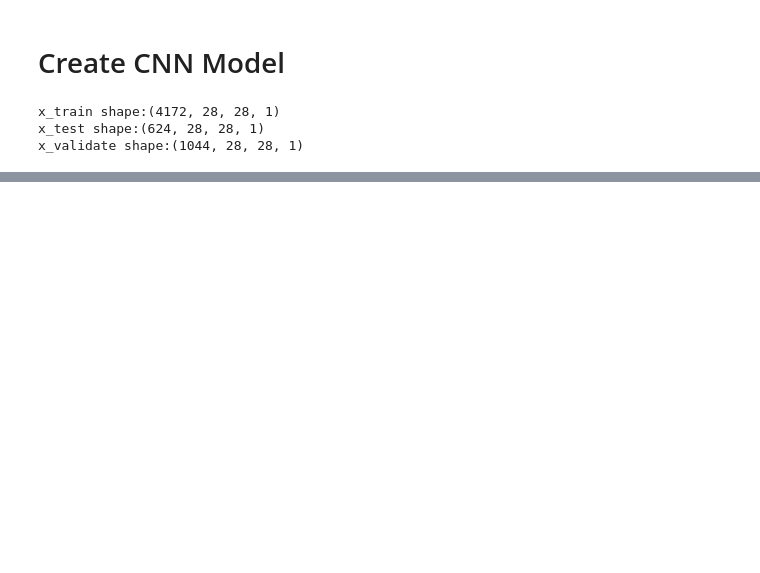
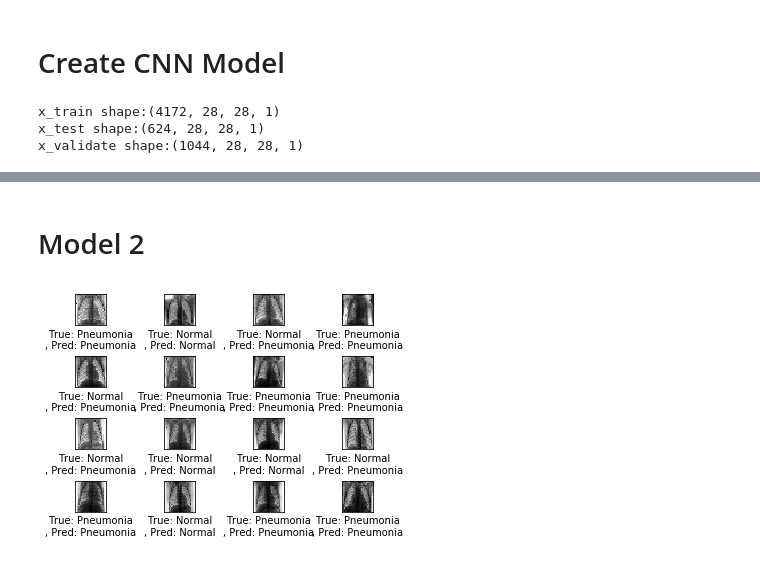
Before and after one commit to agungperdananto/cnn-pneumonia, a Jupyter notebook: pneumonia_CNN.ipynb, the cells around one changed output, grey strips where cells are left out. Drawn from its saved outputs; the diff is of its cells as text; code cells hidden in the pictures; blank space fills up the shorter version.

```diff
--- a/pneumonia_CNN.ipynb
+++ b/pneumonia_CNN.ipynb
@@ -310,0 +292,20 @@ plot_images(images=images,
+# %% [markdown]
+# Model 2
+# %%
+#Predict
+#images = x_test[500:516]
+
+images = x_test[random_data]
+
+y_pred = cnn_model_2.predict(x=images) #swicth to model that we use
+cls_pred = np.argmax(y_pred,axis=1)
+cls_lbl_pred = []
+for i in range(len(y_pred)):
+    cls_lbl_pred = np.append(cls_lbl_pred, labels[cls_pred[i]])
+
+
+plot_images(images=images,
+            cls_true=cls_lbl,
+            cls_pred=cls_lbl_pred)
+# %% [output]
+[figure, added]
```
Also changed, not shown: parts of 19 cells of this notebook, 1 other file.
